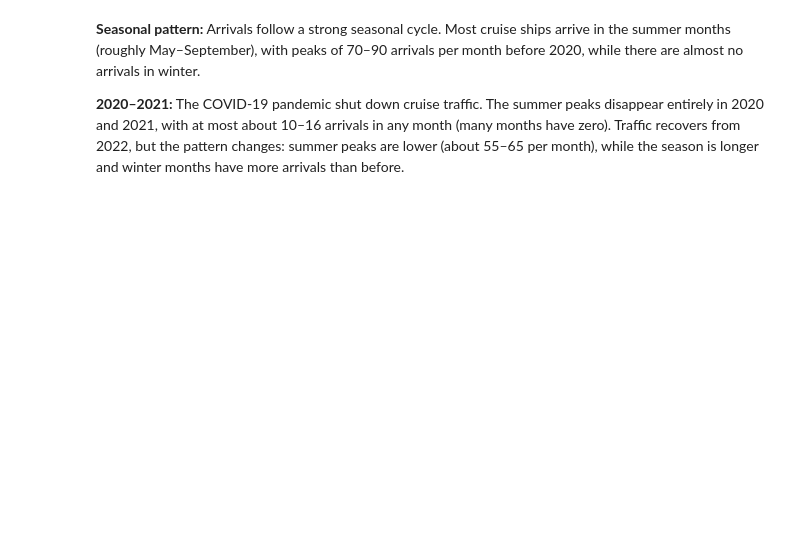
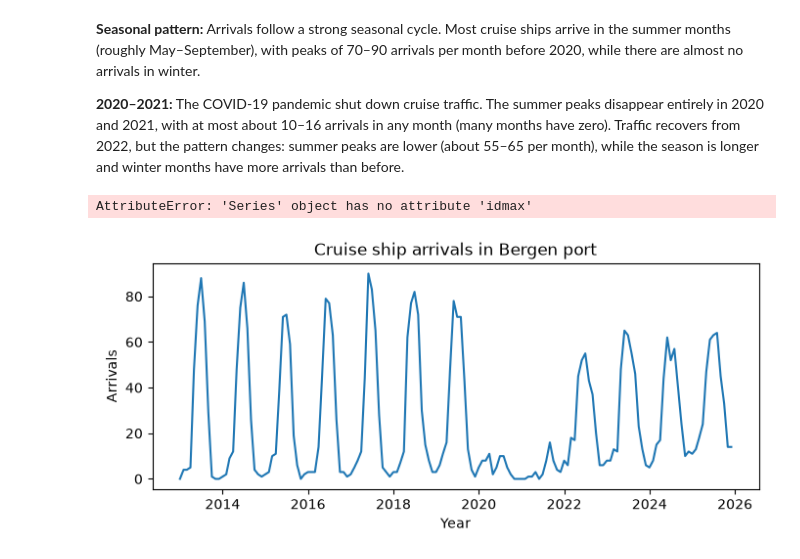
Before and after one commit to theokri105/TECH2-H26-fork, a Jupyter notebook: workshops/workshop3/workshop3 copy2.ipynb, the cells around one changed output. Cells and saved outputs as stored; diff of their text form; code cells hidden in the pictures; blank space fills up the shorter version.

```diff
--- a/workshops/workshop3/workshop3 copy2.ipynb
+++ b/workshops/workshop3/workshop3 copy2.ipynb
@@ -329,3 +350,16 @@ while there are almost no arrivals in winter.
 entirely in 2020 and 2021, with at most about 10–16 arrivals in any month (many months have zero).
 Traffic recovers from 2022, but the pattern changes: summer peaks are lower (about 55–65 per month),
 while the season is longer and winter months have more arrivals than before.
+# %%
+plt.figure(figsize=(8,3))
+plt.plot(df_cruise['calls'])
+plt.xlabel('Year')
+plt.ylabel('Arrivals')
+plt.title('Cruise ship arrivals in Bergen port')
+
+# Locate the month with max calls
+max_month = df_cruise['calls'].idmax()
+calls_max = df_cruise.loc[max_month, 'calls']
+# %% [output]
+AttributeError: 'Series' object has no attribute 'idmax'
+[figure, added]
```
Also changed, not shown: parts of 7 cells of this notebook, 3 other files.
